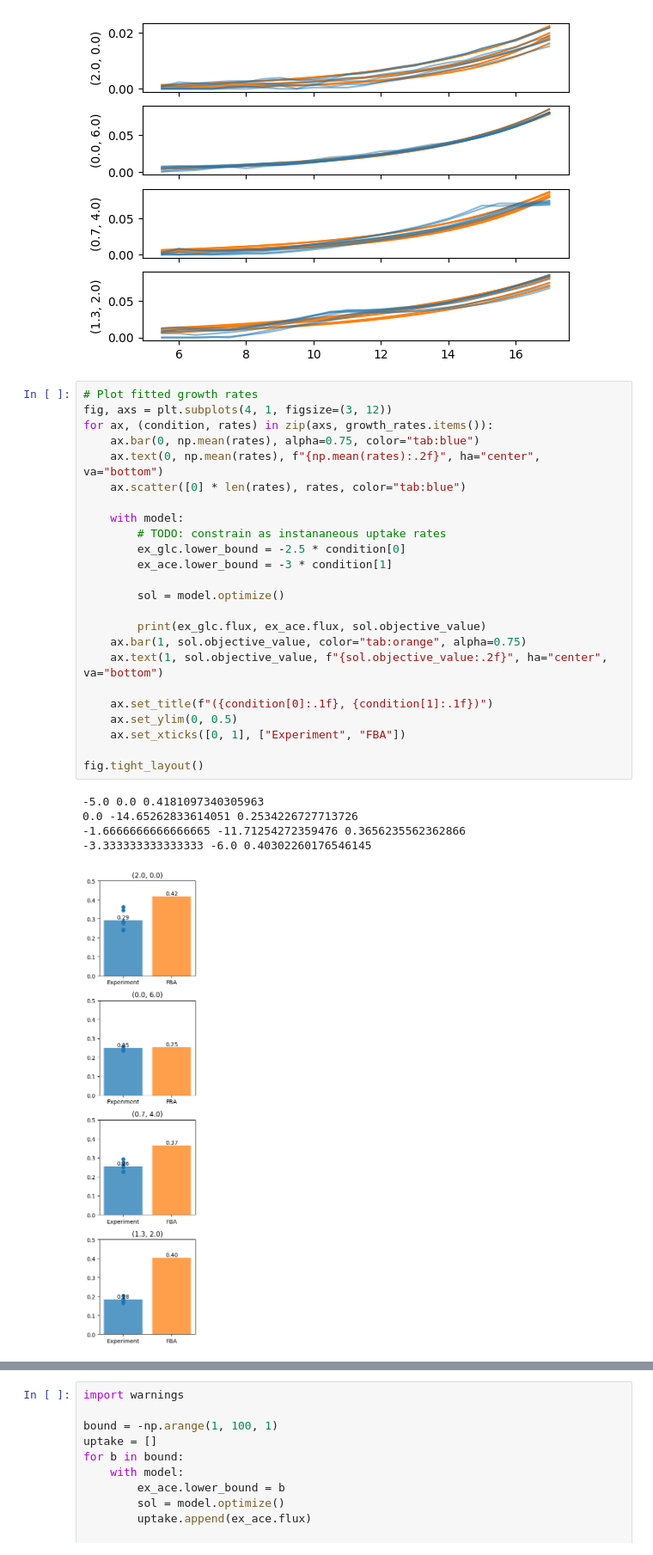
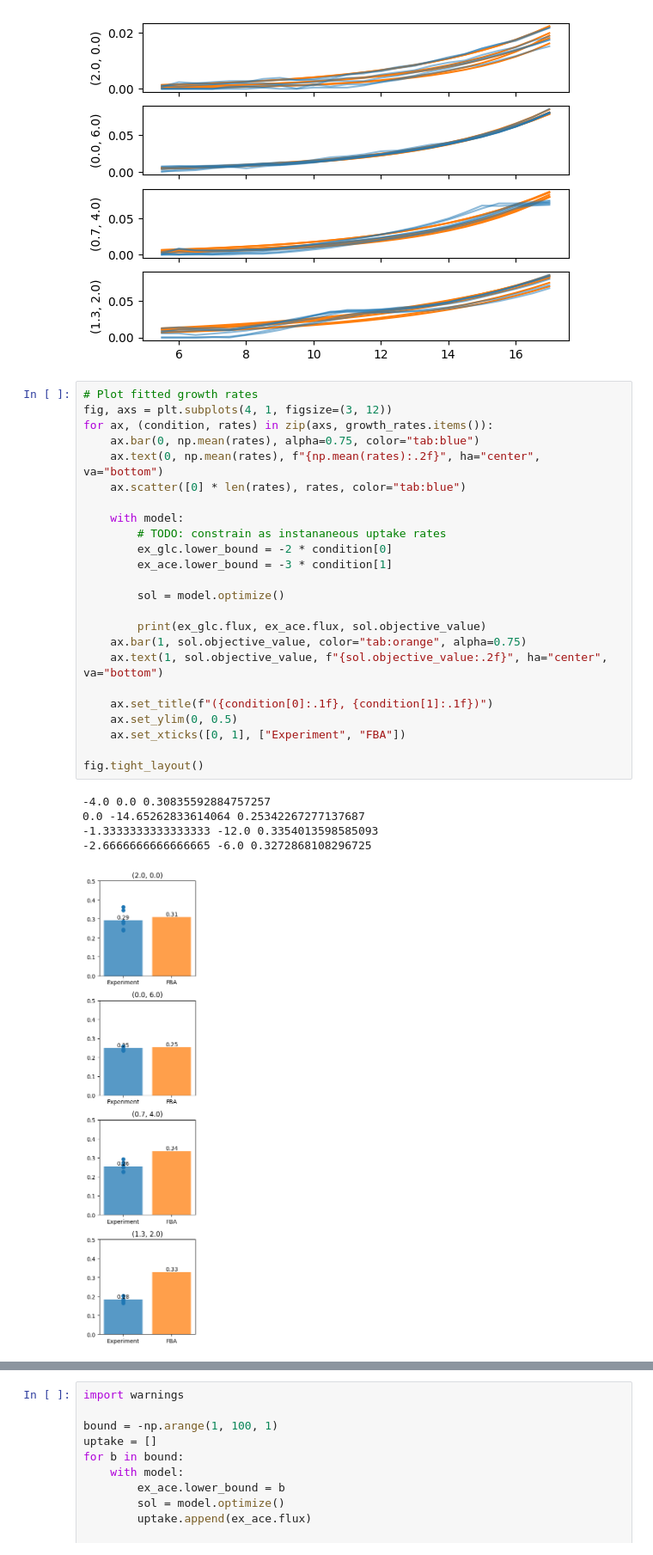
Before and after one commit to C-CoMP-STC/rpom-fba, a Jupyter notebook: figures/growth_rates.ipynb, the cells around one changed output, grey strips where cells are left out. Shown at 86% size. Cells and saved outputs as stored; diff of their text form.

```diff
--- a/figures/growth_rates.ipynb
+++ b/figures/growth_rates.ipynb
@@ -59,30 +59,30 @@ for ax, (condition, data) in zip(axs, dFBA.items()):
 # %%
 # Plot fitted growth rates
 fig, axs = plt.subplots(4, 1, figsize=(3, 12))
 for ax, (condition, rates) in zip(axs, growth_rates.items()):
     ax.bar(0, np.mean(rates), alpha=0.75, color="tab:blue")
     ax.text(0, np.mean(rates), f"{np.mean(rates):.2f}", ha="center", va="bottom")
     ax.scatter([0] * len(rates), rates, color="tab:blue")
 
     with model:
         # TODO: constrain as instananeous uptake rates
-        ex_glc.lower_bound = -2.5 * condition[0]
+        ex_glc.lower_bound = -2 * condition[0]
         ex_ace.lower_bound = -3 * condition[1]
 
         sol = model.optimize()
 
         print(ex_glc.flux, ex_ace.flux, sol.objective_value)
     ax.bar(1, sol.objective_value, color="tab:orange", alpha=0.75)
     ax.text(1, sol.objective_value, f"{sol.objective_value:.2f}", ha="center", va="bottom")
 
     ax.set_title(f"({condition[0]:.1f}, {condition[1]:.1f})")
     ax.set_ylim(0, 0.5)
     ax.set_xticks([0, 1], ["Experiment", "FBA"])
 
 fig.tight_layout()
 # %% [output]
--5.0 0.0 0.4181097340305963
-0.0 -14.65262833614051 0.2534226727713726
--1.6666666666666665 -11.71254272359476 0.3656235562362866
--3.333333333333333 -6.0 0.40302260176546145
+-4.0 0.0 0.30835592884757257
+0.0 -14.65262833614064 0.25342267277137687
+-1.3333333333333333 -12.0 0.3354013598585093
+-2.6666666666666665 -6.0 0.3272868108296725
-[figure, old version]
+[figure, new version]
```
Also changed, not shown: parts of 9 cells of this notebook, 25 other files.
